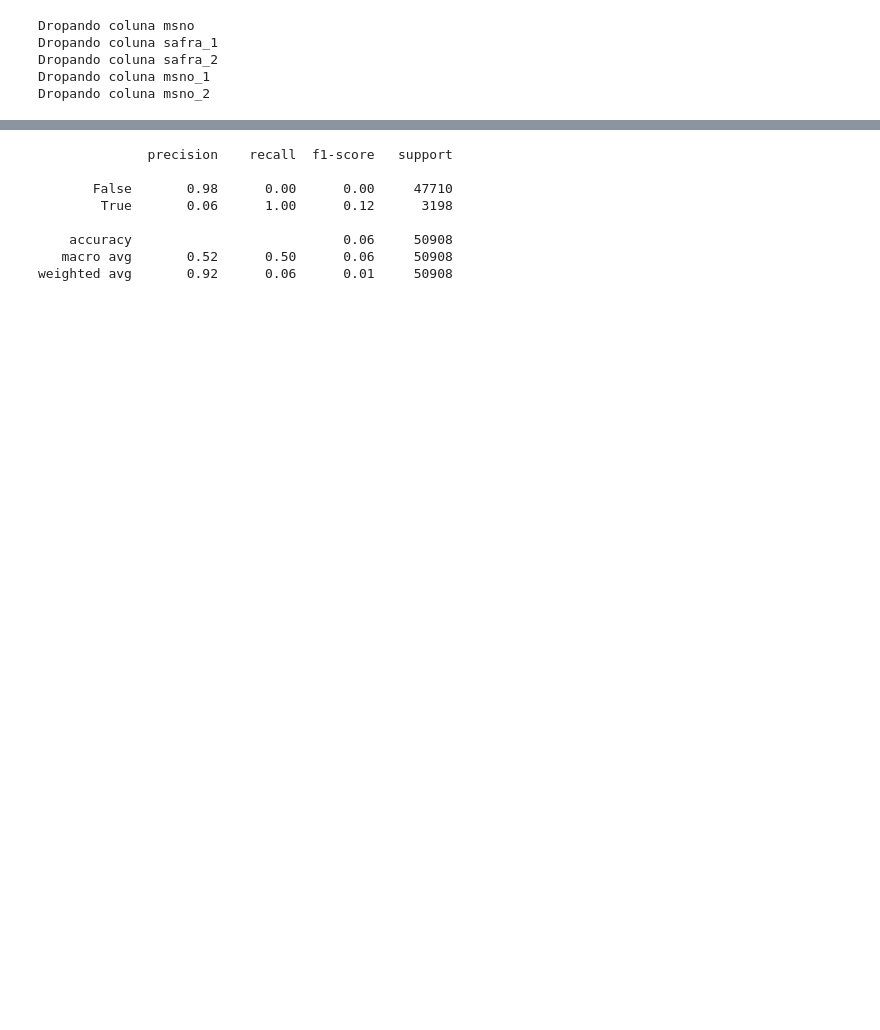
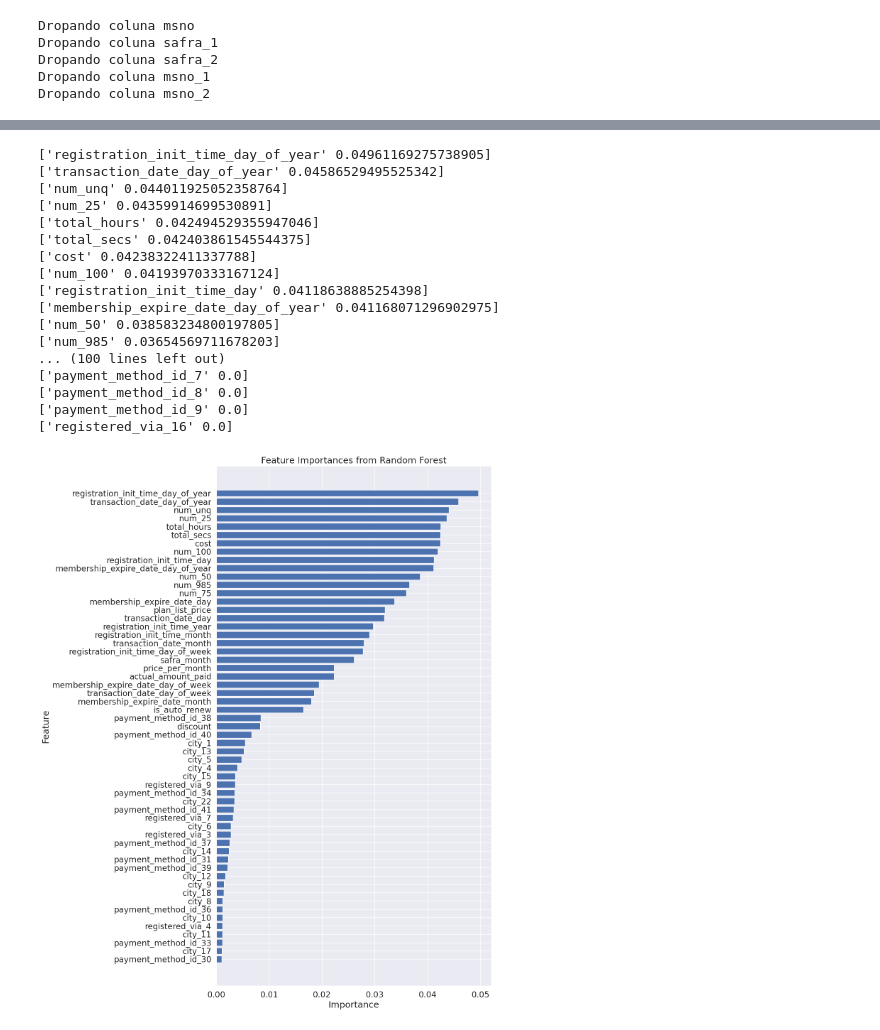
Before and after one commit to CaioAFA/2025-case-data-master-caio-arrabal, a Jupyter notebook: notebooks/04-Training-Model-Churn.ipynb, the cells around one changed output, grey strips where cells are left out. Drawn from its saved outputs; the diff is of its cells as text; code cells hidden in the pictures; blank space fills up the shorter version.

```diff
--- a/notebooks/04-Training-Model-Churn.ipynb
+++ b/notebooks/04-Training-Model-Churn.ipynb
@@ -524,11 +490,0 @@ plot_conf_mat(y_test, y_preds)
-# %%
-print(classification_report(y_test, y_preds))
-# %% [output]
-              precision    recall  f1-score   support
-
-       False       0.98      0.00      0.00     47710
-        True       0.06      1.00      0.12      3198
-
-    accuracy                           0.06     50908
-   macro avg       0.52      0.50      0.06     50908
-weighted avg       0.92      0.06      0.01     50908
@@ -544,26 +491,48 @@ model_compare.T.plot.bar()
 # %%
 import matplotlib.pyplot as plt
 
-# Feature importance
-choosen_model = models['Random Forest']
-
 # Get feature importances
-importances = choosen_model.feature_importances_
+importances = model.feature_importances_
 feature_names = X.columns
 
 # Create a DataFrame for feature importances
 feature_importances = pd.DataFrame({'Feature': feature_names, 'Importance': importances})
 
 # Sort the DataFrame by importance
 feature_importances = feature_importances.sort_values(by='Importance', ascending=False)
 
-feature_importances = feature_importances[:50]
+# feature_importances = feature_importances[:50]
+
+for f in feature_importances.values:
+    print(f)
+
+
+feature_importances = feature_importances[feature_importances['Importance'] >= 0.001]
 
 # Plot the feature importances
-plt.figure(figsize=(10, 6))
+plt.figure(figsize=(10, 19))
 plt.barh(feature_importances['Feature'], feature_importances['Importance'])
 plt.xlabel('Importance')
 plt.ylabel('Feature')
 plt.title('Feature Importances from Random Forest')
 plt.gca().invert_yaxis()  # Invert y-axis to have the highest importance at the top
 plt.show()
+# %% [output]
+['registration_init_time_day_of_year' 0.04961169275738905]
+['transaction_date_day_of_year' 0.04586529495525342]
+['num_unq' 0.044011925052358764]
+['num_25' 0.04359914699530891]
+['total_hours' 0.042494529355947046]
+['total_secs' 0.042403861545544375]
+['cost' 0.04238322411337788]
+['num_100' 0.04193970333167124]
+['registration_init_time_day' 0.04118638885254398]
+['membership_expire_date_day_of_year' 0.041168071296902975]
+['num_50' 0.038583234800197805]
+['num_985' 0.03654569711678203]
+... (100 lines left out)
+['payment_method_id_7' 0.0]
+['payment_method_id_8' 0.0]
+['payment_method_id_9' 0.0]
+['registered_via_16' 0.0]
+[figure, added]
```
Also changed, not shown: parts of 46 cells of this notebook, 3 other files.
